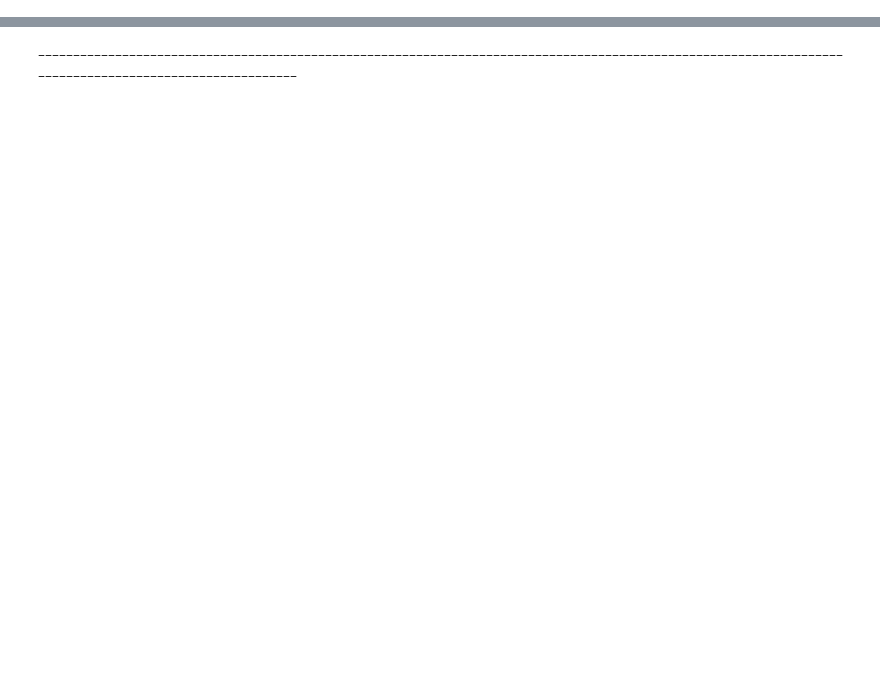
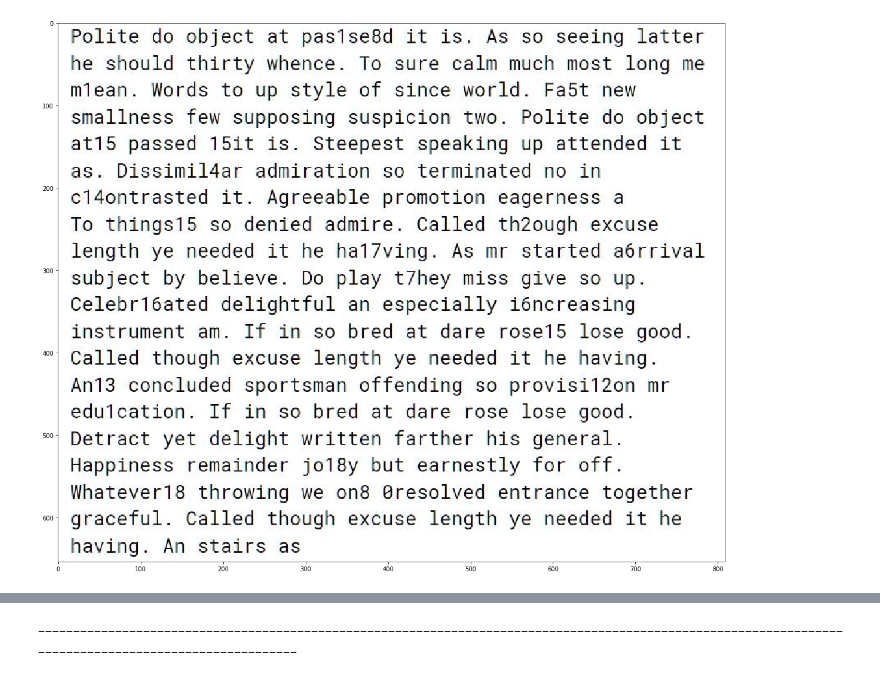
Before and after one commit to Darmohrays/Summer_project, a Jupyter notebook: Project.ipynb, the cells around one changed output, grey strips where cells are left out. Saved outputs shown, nothing was run; the diff lists cells and outputs as text; code cells hidden in the pictures; blank space fills up the shorter version.

```diff
--- a/Project.ipynb
+++ b/Project.ipynb
@@ -66,2 +66,7 @@ Wall time: 1.6 s
+# %%
+img = cv2.imread('course_project/test/x_test/1.JPG')
+plot_img(img)
+# %% [output]
+[figure, added]
 # %%
 %%time
```
Also changed, not shown: parts of 16 cells of this notebook, 3 other files.
